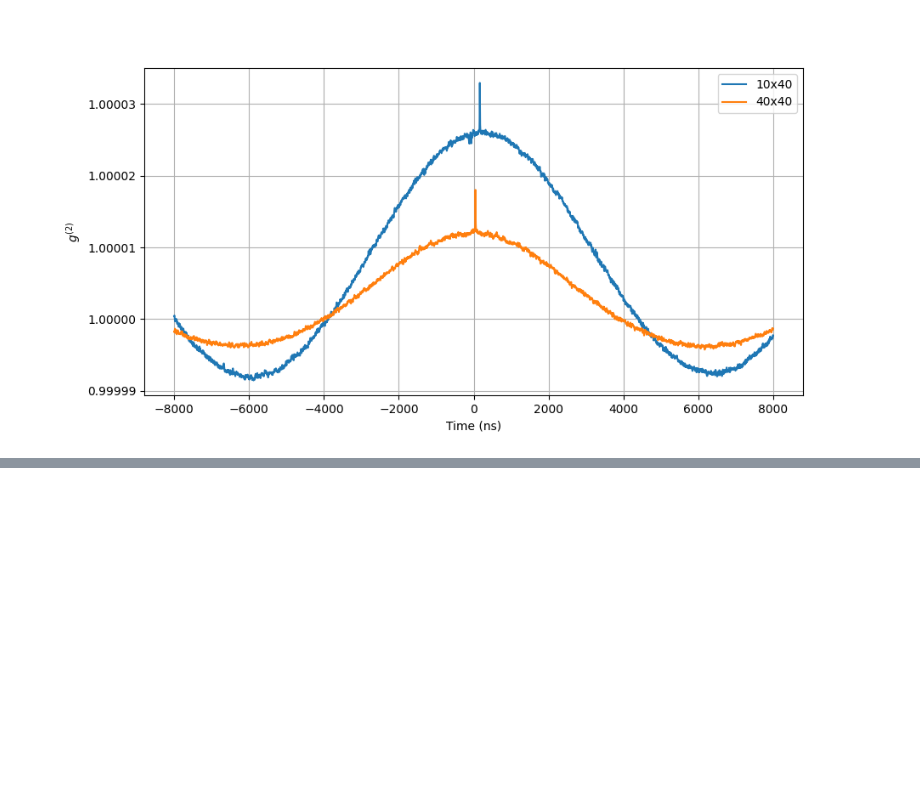
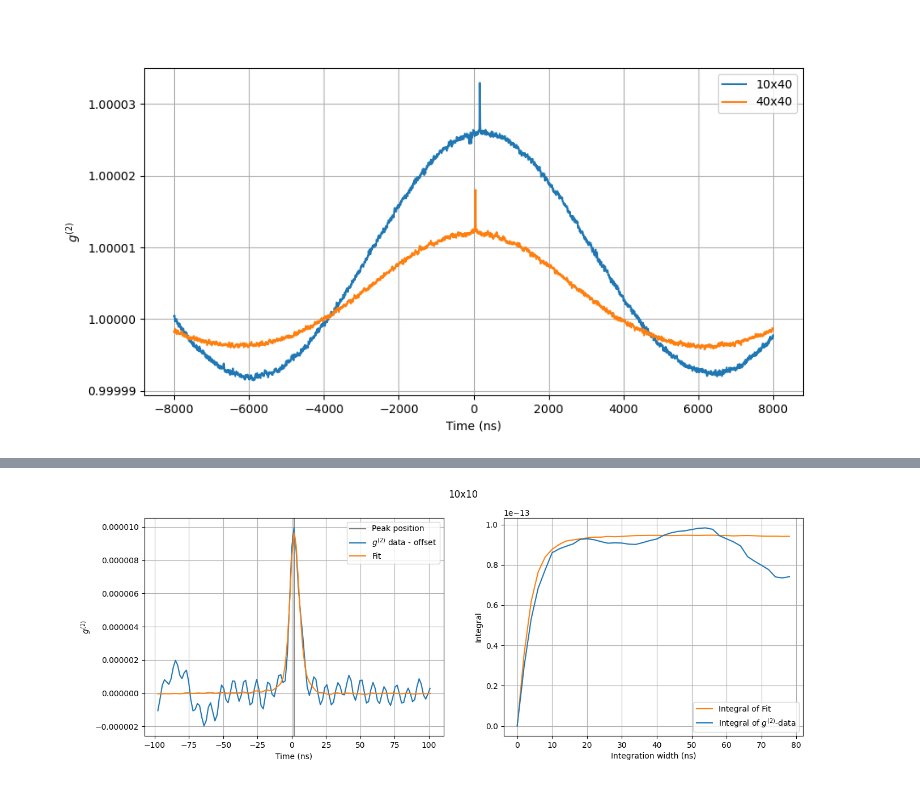
Before and after one commit to SteWey0/Bachelorarbeit, a Jupyter notebook: analysis_tests.ipynb, the cells around one changed output, grey strips where cells are left out. Cells and saved outputs as stored; diff of their text form; code cells hidden in the pictures; blank space fills up the shorter version.

```diff
--- a/analysis_tests.ipynb
+++ b/analysis_tests.ipynb
@@ -934,0 +989,64 @@ Text(0.5, 0.98, '40x40')
+# %%
+peak_pos = data_10x10.time_arr[np.argmax(data_10x10.av_g2)]
+fit_mask = np.logical_and(data_10x10.time_arr > peak_pos-100e-9, data_10x10.time_arr < peak_pos+100e-9) # Mask cutting the bunching peak out of the whole dataset
+t = data_10x10.time_arr[fit_mask]
+g2 = data_10x10.av_g2[fit_mask]
+
+# Load the shape of the single photon pulses from calib files
+shape0, shape1 = data_10x10._return_mean_pulseshapes()
+# Correlation and normalisation/shifting for easier fitting
+pulse = scipy.signal.correlate(shape1[:,1], shape0[:,1], mode='same')
+pulse= pulse/np.max(pulse)
+x = np.arange(0,211)*1e-9
+x = x - x[np.argmax(pulse)]
+
+# Interpolation, and fitting
+y = scipy.interpolate.interp1d(x, pulse, fill_value='extrapolate', kind='linear')
+def fit_func(x, a, b, c, d):
+    return a*y(b*x - c) +d
+p0 = [22e-6, 1, peak_pos,1]
+popt, pcov = scipy.optimize.curve_fit(fit_func, t, g2, p0=p0)
+
+# Calculate offsets
+peak_mask = (t > peak_pos - 20e-9) & (t < peak_pos + 20e-9) # All g2 entries inside the peak
+# Offsets for fit and raw data are different
+offset_fit = np.mean(fit_func(t, *popt)[np.logical_not(peak_mask)])
+offset_raw = np.mean(g2[np.logical_not(peak_mask)])
+
+# Determine the integration bounds
+widths = np.arange(0, 80, 2)*1e-9
+# Integration of fit
+quad_integrals = []
+for width in widths:
+    int_bounds = np.array([peak_pos - width, peak_pos + width])
+    # Do the integration to g2-Fit - offset_fit:
+    integral, error_estimate = scipy.integrate.quad(lambda x,a,b,c,d: fit_func(x,a,b,c,d) - offset_fit, *int_bounds, args=tuple(popt))
+    quad_integrals.append(integral)
+# Integration of raw data
+trapz_integrals = []
+for width in widths:
+    int_mask = (t > peak_pos -width) & (t < peak_pos + width) # Mask with only the peak defined by peak_pos \pm width
+    # Do the integration to raw g2-offset
+    integral = np.trapz(g2[int_mask] - offset_raw, dx=1.6e-9)
+    trapz_integrals.append(integral)
+
+# Plotting
+cmap = matplotlib.colormaps.get('tab10').colors
+fig,ax = plt.subplots(ncols = 2, figsize=(15, 5))
+ax[0].axvline(peak_pos*1e9, color='grey', label='Peak position')
+ax[0].plot(t*1e9, g2-offset_fit, label='$g^{(2)}$ data - offset', color=cmap[0])
+ax[0].plot(t*1e9, fit_func(t, *popt)-offset_fit, label='Fit', color=cmap[1])
+#ax[0].axvline((peak_pos+width_95)*1e9, color='black', linestyle='--', label='95% percentile (?)')
+#ax[0].axvline((peak_pos-width_95)*1e9, color='black', linestyle='--')
+ax[1].plot(widths*1e9, quad_integrals, color=cmap[1], label='Integral of Fit')
+ax[1].plot(widths*1e9, trapz_integrals, color=cmap[0], label='Integral of $g^{(2)}$-data')
+ax[0].set(xlabel='Time (ns)', ylabel='$g^{(2)}$')
+ax[0].ticklabel_format(useOffset=False, style='plain')
+ax[0].grid()
+ax[0].legend()
+ax[1].set(xlabel='Integration width (ns)', ylabel='Integral')
+ax[1].grid()
+ax[1].legend()
+fig.suptitle('10x10');
+# %% [output]
+[figure, added]
```
Also changed, not shown: parts of 17 cells of this notebook, 2 other files.
